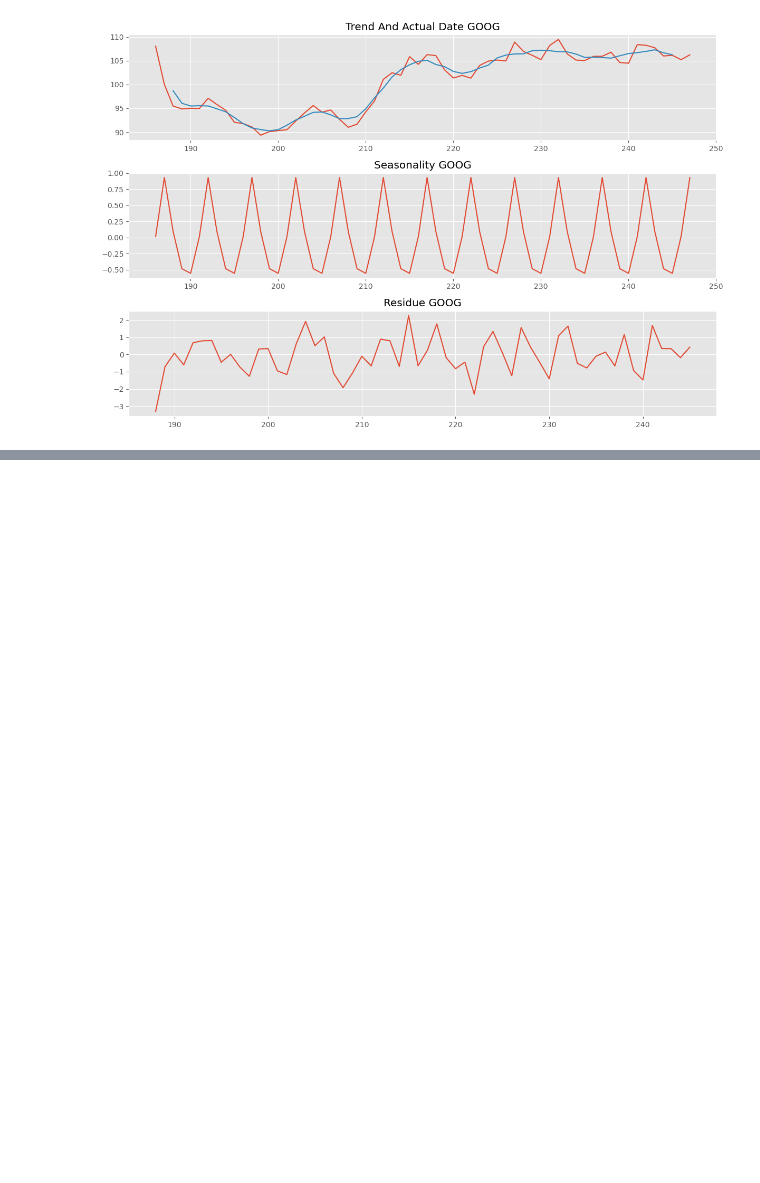
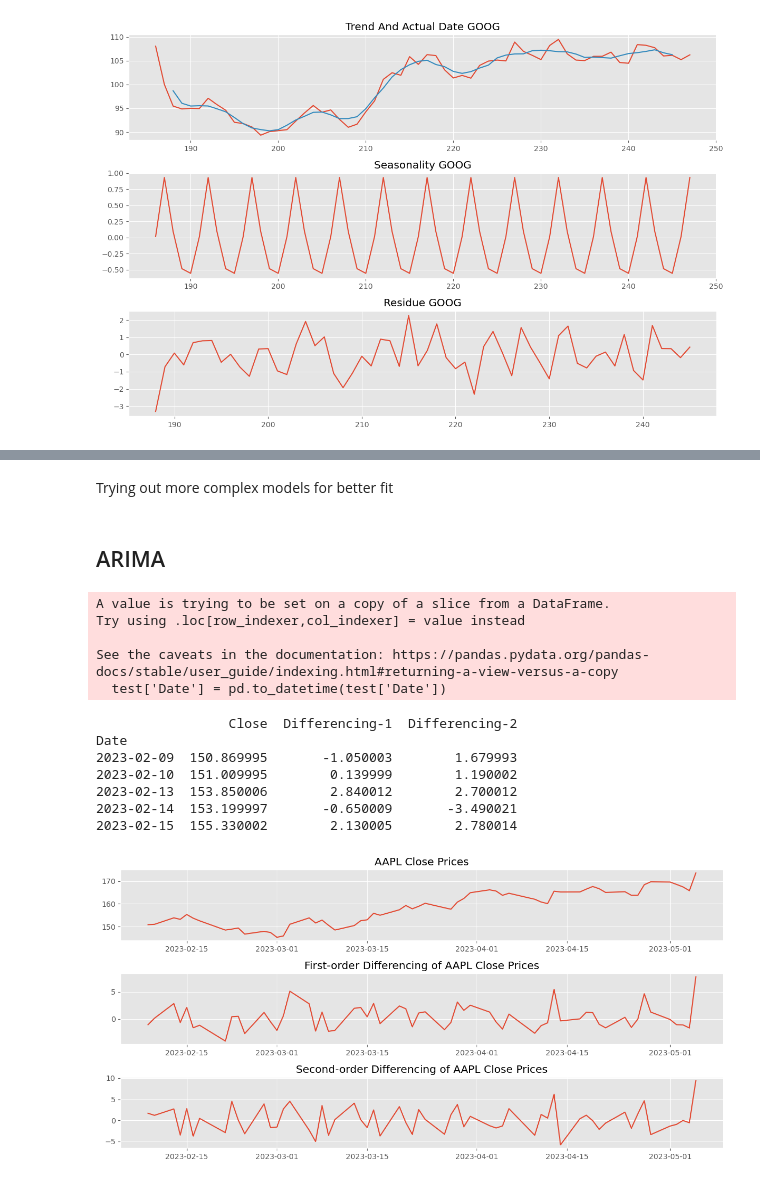
Before and after one commit to wp225/Data_Science_Practice, a Jupyter notebook: Time-Series /time_series_analysis.ipynb, the cells around one changed output, grey strips where cells are left out. Cells and saved outputs as stored; diff of their text form; code cells hidden in the pictures; blank space fills up the shorter version.

```diff
--- a/Time-Series /time_series_analysis.ipynb
+++ b/Time-Series /time_series_analysis.ipynb
@@ -247,0 +117,52 @@ plt.show()
+# %% [markdown]
+Trying out more complex models for better fit
+# %% [markdown]
+## ARIMA
+# %%
+import pandas as pd
+
+test = stocks_df[stocks_df['Ticker'] == "AAPL"]
+
+test['Date'] = pd.to_datetime(test['Date'])
+
+series = test.set_index('Date')[['Close']]
+
+series['Differencing-1'] = series['Close'].diff()
+
+series['Differencing-2'] = series['Differencing-1'].diff()
+
+series = series.dropna()
+
+
+import matplotlib.pyplot as plt
+
+plt.figure(figsize=(12, 6))
+
+plt.subplot(3, 1, 1)
+plt.plot(series['Close'])
+plt.title('AAPL Close Prices')
+
+plt.subplot(3, 1, 2)
+plt.plot(series['Differencing-1'])
+plt.title('First-order Differencing of AAPL Close Prices')
+
+plt.subplot(3, 1, 3)
+plt.plot(series['Differencing-2'])
+plt.title('Second-order Differencing of AAPL Close Prices')
+
+plt.tight_layout()
+plt.show()
+# %% [output]
+A value is trying to be set on a copy of a slice from a DataFrame.
+Try using .loc[row_indexer,col_indexer] = value instead
+
+See the caveats in the documentation: https://pandas.pydata.org/pandas-docs/stable/user_guide/indexing.html#returning-a-view-versus-a-copy
+  test['Date'] = pd.to_datetime(test['Date'])
+                 Close  Differencing-1  Differencing-2
+Date
+2023-02-09  150.869995       -1.050003        1.679993
+2023-02-10  151.009995        0.139999        1.190002
+2023-02-13  153.850006        2.840012        2.700012
+2023-02-14  153.199997       -0.650009       -3.490021
+2023-02-15  155.330002        2.130005        2.780014
+[figure, added]
```
Also changed, not shown: parts of 15 cells of this notebook, 3 other files.
